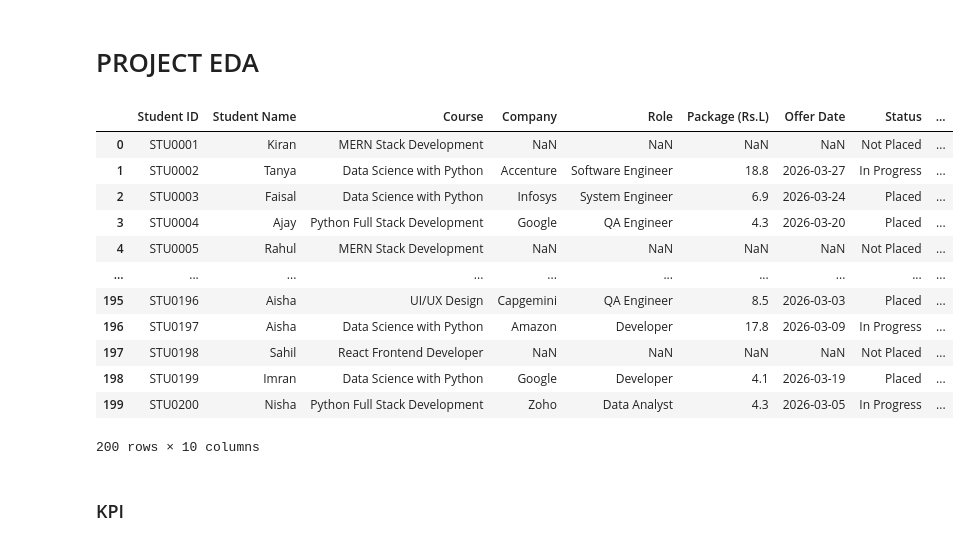
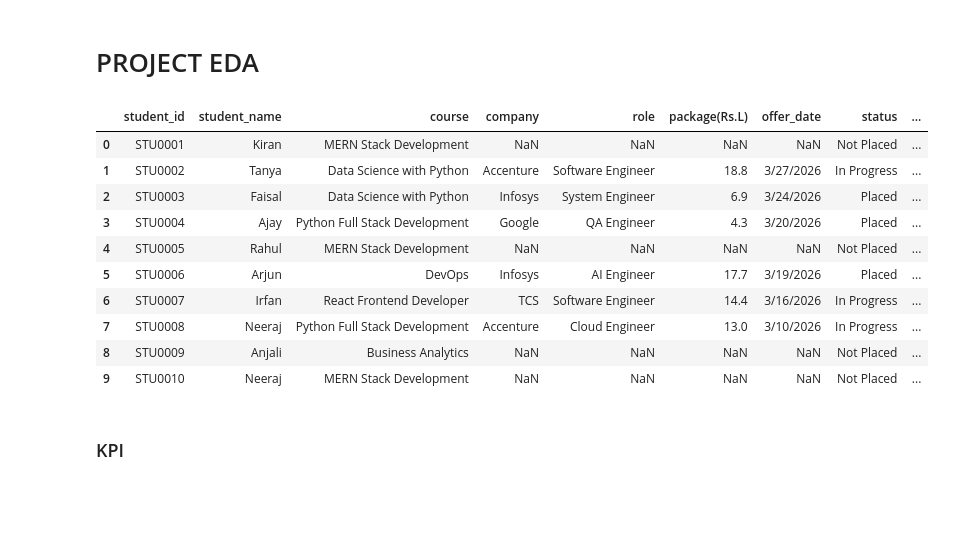
Before and after one commit to AnwarsaeedMM/cybersquare-project, a Jupyter notebook: Notebook/PLACEMENT.ipynb, the cells around one changed output. Cells and saved outputs as stored; diff of their text form; code cells hidden in the pictures; blank space fills up the shorter version.

```diff
--- a/Notebook/PLACEMENT.ipynb
+++ b/Notebook/PLACEMENT.ipynb
@@ -8,22 +8,20 @@ import seaborn as sns
 import plotly.express as px
 import plotly.graph_objects as go
 # %%
-dt=pd.read_csv(r"C:\Users\harik\Desktop\DS project\placement.csv")
-dt
+dt=pd.read_csv("../data/placement.csv")
+dt.head(10)
 # %% [output]
-|  | Student ID | Student Name | Course | Company | Role | Package (Rs.L) | Offer Date | Status | ... |
+|  | student_id | student_name | course | company | role | package(Rs.L) | offer_date | status | ... |
 | 0 | STU0001 | Kiran | MERN Stack Development | NaN | NaN | NaN | NaN | Not Placed | ... |
-| 1 | STU0002 | Tanya | Data Science with Python | Accenture | Software Engineer | 18.8 | 2026-03-27 | In Progress | ... |
-| 2 | STU0003 | Faisal | Data Science with Python | Infosys | System Engineer | 6.9 | 2026-03-24 | Placed | ... |
-| 3 | STU0004 | Ajay | Python Full Stack Development | Google | QA Engineer | 4.3 | 2026-03-20 | Placed | ... |
+| 1 | STU0002 | Tanya | Data Science with Python | Accenture | Software Engineer | 18.8 | 3/27/2026 | In Progress | ... |
+| 2 | STU0003 | Faisal | Data Science with Python | Infosys | System Engineer | 6.9 | 3/24/2026 | Placed | ... |
+| 3 | STU0004 | Ajay | Python Full Stack Development | Google | QA Engineer | 4.3 | 3/20/2026 | Placed | ... |
 | 4 | STU0005 | Rahul | MERN Stack Development | NaN | NaN | NaN | NaN | Not Placed | ... |
-| ... | ... | ... | ... | ... | ... | ... | ... | ... | ... |
-| 195 | STU0196 | Aisha | UI/UX Design | Capgemini | QA Engineer | 8.5 | 2026-03-03 | Placed | ... |
-| 196 | STU0197 | Aisha | Data Science with Python | Amazon | Developer | 17.8 | 2026-03-09 | In Progress | ... |
-| 197 | STU0198 | Sahil | React Frontend Developer | NaN | NaN | NaN | NaN | Not Placed | ... |
-| 198 | STU0199 | Imran | Data Science with Python | Google | Developer | 4.1 | 2026-03-19 | Placed | ... |
-| 199 | STU0200 | Nisha | Python Full Stack Development | Zoho | Data Analyst | 4.3 | 2026-03-05 | In Progress | ... |
+| 5 | STU0006 | Arjun | DevOps | Infosys | AI Engineer | 17.7 | 3/19/2026 | Placed | ... |
+| 6 | STU0007 | Irfan | React Frontend Developer | TCS | Software Engineer | 14.4 | 3/16/2026 | In Progress | ... |
+| 7 | STU0008 | Neeraj | Python Full Stack Development | Accenture | Cloud Engineer | 13.0 | 3/10/2026 | In Progress | ... |
+| 8 | STU0009 | Anjali | Business Analytics | NaN | NaN | NaN | NaN | Not Placed | ... |
+| 9 | STU0010 | Neeraj | MERN Stack Development | NaN | NaN | NaN | NaN | Not Placed | ... |
-200 rows × 10 columns
 # %% [markdown]
 ### KPI
 # %%
```
Also changed, not shown: parts of 9 cells of this notebook, 14 other files.
